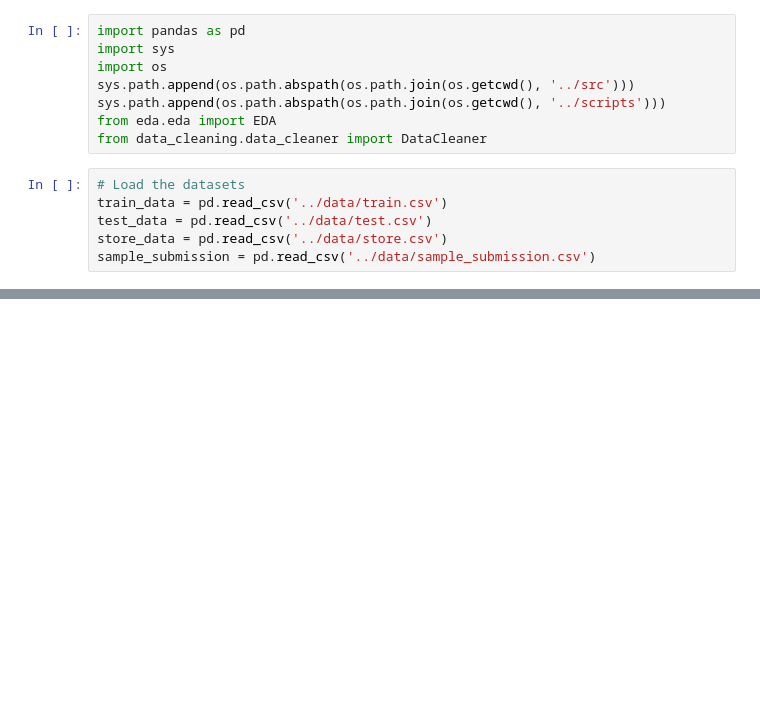
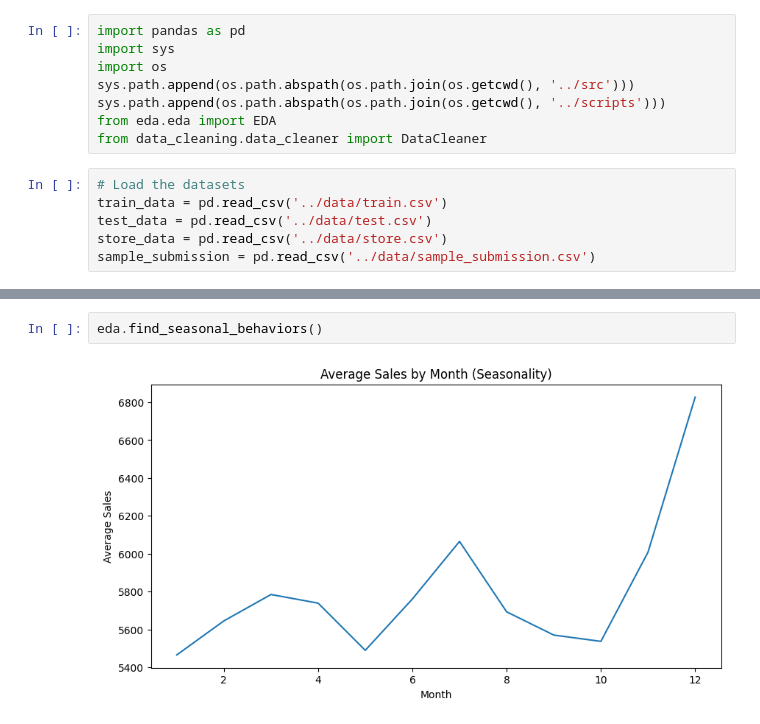
Before and after one commit to fsefu/store-sales-forecast, a Jupyter notebook: notebooks/eda.ipynb, the cells around one changed output, grey strips where cells are left out. Saved outputs shown, nothing was run; the diff lists cells and outputs as text; blank space fills up the shorter version.

```diff
--- a/notebooks/eda.ipynb
+++ b/notebooks/eda.ipynb
@@ -51,0 +59,4 @@ AttributeError: 'DataCleaner' object has no attribute 'train_data'
+# %%
+eda.find_seasonal_behaviors()
+# %% [output]
+[figure, added]
```
Also changed, not shown: parts of 15 cells of this notebook, 2 other files.
